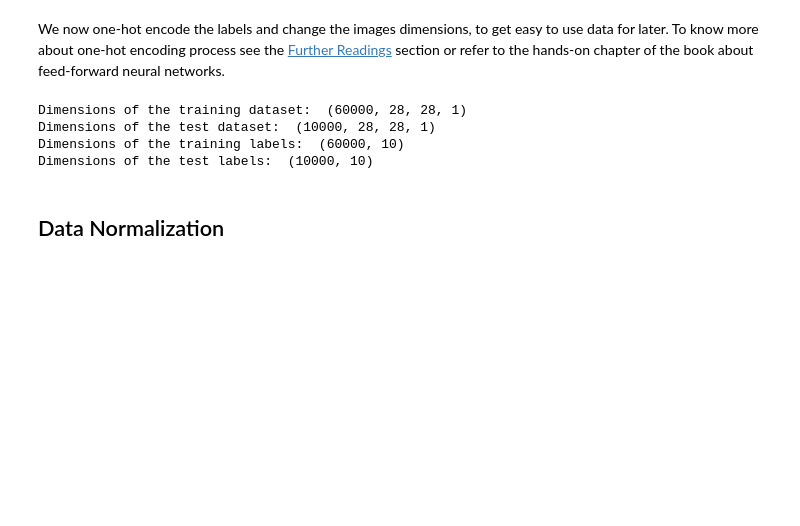
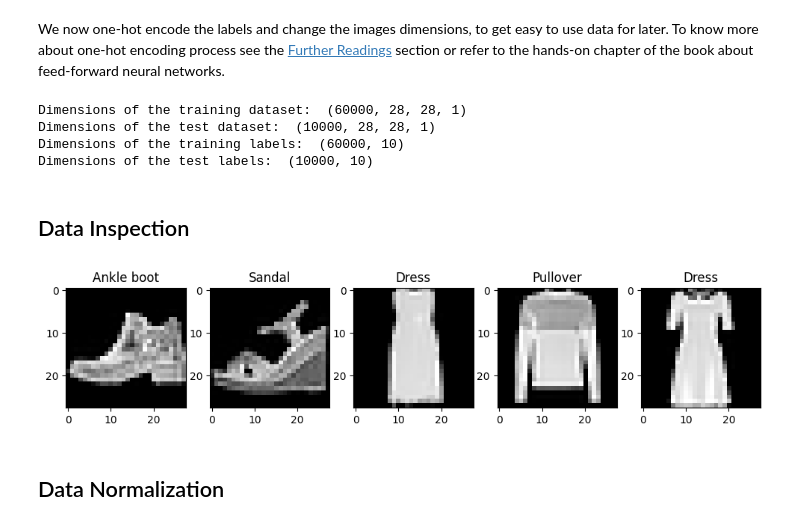
Before and after one commit to Coin-Seeds/HSLU-CASML2-Deep_Learning, a Jupyter notebook: COMPUTER-VISION/0002_multiclass_classification_with_convolutional_neural_networks.ipynb, the cells around one changed output. Saved outputs shown, nothing was run; the diff lists cells and outputs as text; code cells hidden in the pictures; blank space fills up the shorter version.

```diff
--- a/COMPUTER-VISION/0002_multiclass_classification_with_convolutional_neural_networks.ipynb
+++ b/COMPUTER-VISION/0002_multiclass_classification_with_convolutional_neural_networks.ipynb
@@ -79,6 +77,8 @@ from tensorflow.keras import layers, models
 The following cells are needed to **download** the dataset.
 # %%
 ((trainX, trainY), (testX, testY)) = fashion_mnist.load_data()
+labels = ['T-shirt/top', 'Trouser', 'Pullover', 'Dress', 'Coat',
+          'Sandal', 'Shirt', 'Sneaker', 'Bag', 'Ankle boot']
 # %% [markdown]
 **Let's have a look at our data**:
 # %%
@@ -115,6 +115,19 @@ Dimensions of the training dataset:  (60000, 28, 28, 1)
 Dimensions of the test dataset:  (10000, 28, 28, 1)
 Dimensions of the training labels:  (60000, 10)
 Dimensions of the test labels:  (10000, 10)
+# %% [markdown]
+## Data Inspection
+# %%
+plt.figure(figsize=(12, 3))
+rand_ids = np.random.permutation(len(data_train))[:5]
+for i, rand_id in enumerate(rand_ids):
+  plt.subplot(1, len(rand_ids), i+1)
+  plt.title(labels[trainY[rand_id]])
+  plt.imshow(data_train[rand_id], cmap='gray')
+
+plt.show()
+# %% [output]
+[figure, added]
 # %% [markdown]
 ## Data Normalization
 # %% [markdown]
```
Also changed, not shown: parts of 8 cells of this notebook.
